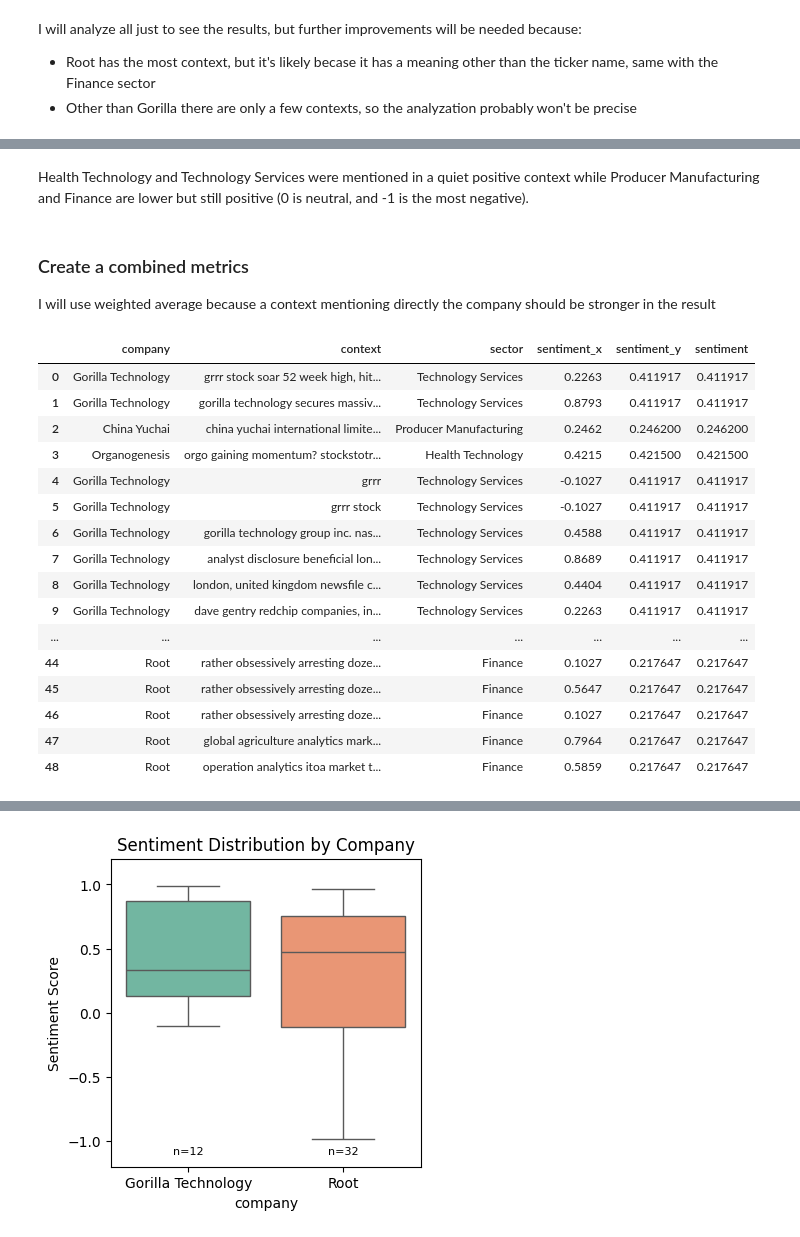
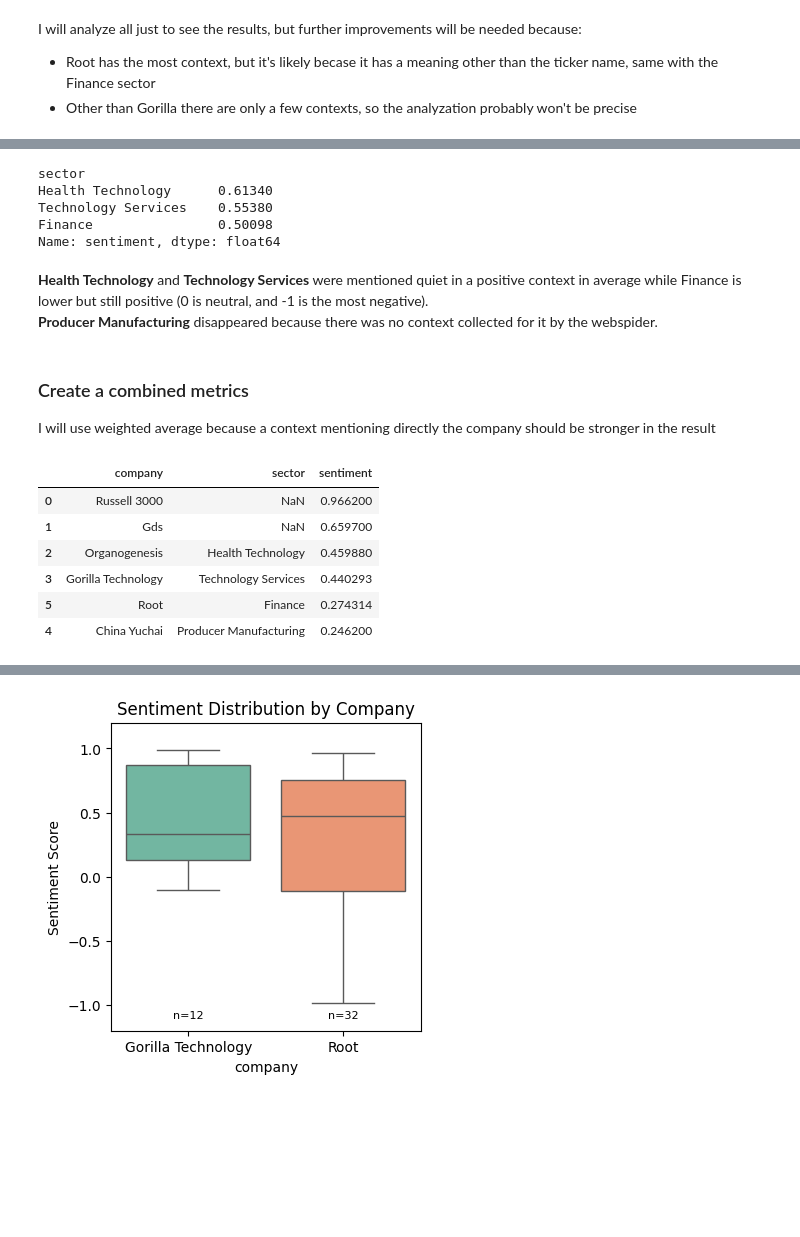
Before and after one commit to TheKusz/Python_DSM020-2024-OCT, a Jupyter notebook: Final Coursework/final coursework.ipynb, the cells around one changed output, grey strips where cells are left out. Drawn from its saved outputs; the diff is of its cells as text; code cells hidden in the pictures; blank space fills up the shorter version.

```diff
--- a/Final Coursework/final coursework.ipynb
+++ b/Final Coursework/final coursework.ipynb
@@ -933,6 +933,6 @@ sector_context_df['sector'] = sector_context_df['sector'].str.title()
 
 # Clean and format sector names
 sector_context_df = data_handler.clean_context_data(sector_context_df)
-sector_context_df = sector_context_df.drop('link', axis=1).reset_index()
+sector_context_df = sector_context_df.drop('link', axis=1)
 sector_context_df.head(3)
 # %% [output]
@@ -1030,0 +1046,5 @@ company_sentiment.sort_values(by='sentiment', ascending=False)
+# %%
+# Get average sentiments
+company_sentiment_mean = company_context_df.groupby('company')['sentiment'].mean()
+company_sentiment_mean.sort_values(ascending=False, inplace=True)
+company_sentiment_mean
@@ -1034,5 +1065,5 @@ Root has the lowest score with China Yuchai.
 # %%
-sector_context_df = analyzer.add_sentiment_scores(clean_company_df)
-sector_sentiment = sector_context_df.groupby('sector')['sentiment'].mean().reset_index()
-sector_sentiment.sort_values(by='sentiment', ascending=False)
+# Add sentiment scores
+sector_context_df = analyzer.add_sentiment_scores(sector_context_df)
+sector_context_df.head()
 # %% [output]
@@ -1044,50 +1076,28 @@ sector_sentiment.sort_values(by='sentiment', ascending=False)
+# %%
+# Get average sentiments
+sector_sentiment_mean = sector_context_df.groupby('sector')['sentiment'].mean()
+sector_sentiment_mean.sort_values(ascending=False, inplace=True)
+sector_sentiment_mean
+# %% [output]
+sector
+Health Technology      0.61340
+Technology Services    0.55380
+Finance                0.50098
+Name: sentiment, dtype: float64
 # %% [markdown]
-Health Technology and Technology Services were mentioned in a quiet positive context while Producer Manufacturing and Finance are lower but still positive (0 is neutral, and -1 is the most negative).
+**Health Technology** and **Technology Services** were mentioned quiet in a positive context in average while Finance is lower but still positive (0 is neutral, and -1 is the most negative).
+**Producer Manufacturing** disappeared because there was no context collected for it by the webspider.
 # %% [markdown]
 ### Create a combined metrics
 I will use weighted average because a context mentioning directly the company should be stronger in the result
 # %%
-
-
-
-
-#
-merged_df = pd.merge(
-    clean_company_df,
-    company_sentiment,
-    on='company',
-    how='left'  # Keep all companies from clean_company_df
-)
-
-# Merge result with sector sentiment
-merged_df = pd.merge(
-    merged_df,
-    sector_sentiment,
-    on='sector',
-    how='left',  # Keep all rows from previous merge
-    suffixes=('_company', '_sector')
-)
-
-# Calculate weighted sentiment
-merged_df['sentiment'] = (
-    0.7 * merged_df['sentiment_val_company'] +
-    0.3 * merged_df['sentiment_val_sector']
-)
+weighted_sentiment = analyzer.get_weighted_sentiment(company_sentiment_mean, sector_sentiment_mean)
+weighted_sentiment
 # %% [output]
-|  | company | context | sector | sentiment_x | sentiment_y | sentiment |
-| 0 | Gorilla Technology | grrr stock soar 52 week high, hit... | Technology Services | 0.2263 | 0.411917 | 0.411917 |
-| 1 | Gorilla Technology | gorilla technology secures massiv... | Technology Services | 0.8793 | 0.411917 | 0.411917 |
-| 2 | China Yuchai | china yuchai international limite... | Producer Manufacturing | 0.2462 | 0.246200 | 0.246200 |
-| 3 | Organogenesis | orgo gaining momentum? stockstotr... | Health Technology | 0.4215 | 0.421500 | 0.421500 |
-| 4 | Gorilla Technology | grrr | Technology Services | -0.1027 | 0.411917 | 0.411917 |
-| 5 | Gorilla Technology | grrr stock | Technology Services | -0.1027 | 0.411917 | 0.411917 |
-| 6 | Gorilla Technology | gorilla technology group inc. nas... | Technology Services | 0.4588 | 0.411917 | 0.411917 |
-| 7 | Gorilla Technology | analyst disclosure beneficial lon... | Technology Services | 0.8689 | 0.411917 | 0.411917 |
-| 8 | Gorilla Technology | london, united kingdom newsfile c... | Technology Services | 0.4404 | 0.411917 | 0.411917 |
-| 9 | Gorilla Technology | dave gentry redchip companies, in... | Technology Services | 0.2263 | 0.411917 | 0.411917 |
-| ... | ... | ... | ... | ... | ... | ... |
-| 44 | Root | rather obsessively arresting doze... | Finance | 0.1027 | 0.217647 | 0.217647 |
-| 45 | Root | rather obsessively arresting doze... | Finance | 0.5647 | 0.217647 | 0.217647 |
-| 46 | Root | rather obsessively arresting doze... | Finance | 0.1027 | 0.217647 | 0.217647 |
-| 47 | Root | global agriculture analytics mark... | Finance | 0.7964 | 0.217647 | 0.217647 |
-| 48 | Root | operation analytics itoa market t... | Finance | 0.5859 | 0.217647 | 0.217647 |
+|  | company | sector | sentiment |
+| 0 | Russell 3000 | NaN | 0.966200 |
+| 1 | Gds | NaN | 0.659700 |
+| 2 | Organogenesis | Health Technology | 0.459880 |
+| 3 | Gorilla Technology | Technology Services | 0.440293 |
+| 5 | Root | Finance | 0.274314 |
+| 4 | China Yuchai | Producer Manufacturing | 0.246200 |
```
Also changed, not shown: parts of 15 cells of this notebook.
